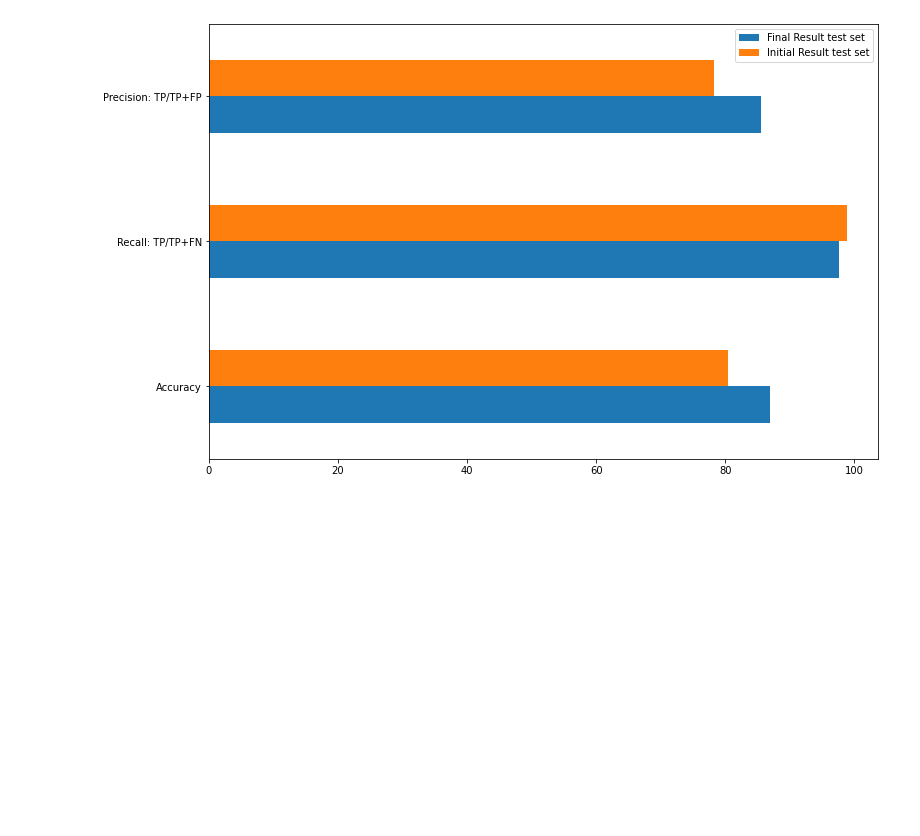
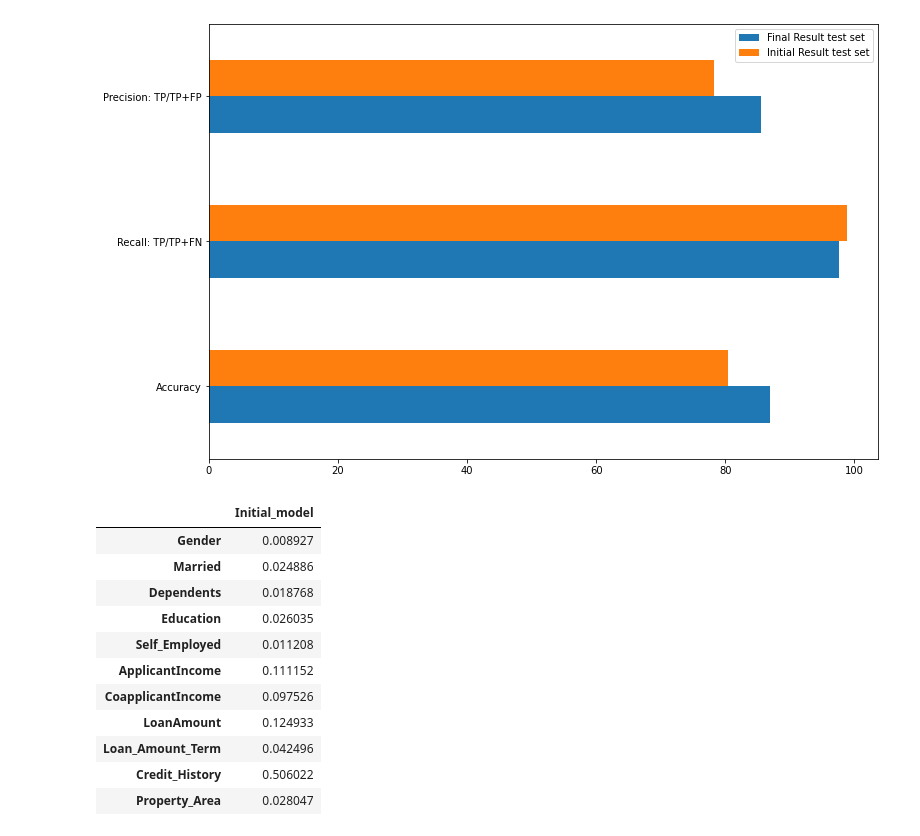
Before and after one commit to TiberiuAntoniu/Data-Science-in-industry, a Jupyter notebook: Random_Forest_improvement.ipynb, the cells around one changed output. Saved outputs shown, nothing was run; the diff lists cells and outputs as text; code cells hidden in the pictures; blank space fills up the shorter version.

```diff
--- a/Random_Forest_improvement.ipynb
+++ b/Random_Forest_improvement.ipynb
@@ -94,6 +94,7 @@ Initial training run using the ml comparison model
 x_train, x_test, y_train, y_test = train_test_split(X, Y, test_size=0.2, random_state=1)
 # %%
 initial_score = train_func(x_train, y_train, x_test, y_test)
+initial_forest_model = forest_model
 initial_score
 # %% [output]
 |  | Random Forest train | Random Forest test |
@@ -283,3 +276,19 @@ train_res.plot(kind='barh', figsize=(12, 8))
 # %% [output]
 <matplotlib.axes._subplots.AxesSubplot at 0x...>
 [figure]
+# %%
+importance = pd.DataFrame({'Initial_model' : initial_forest_model.feature_importances_}, index=x_train.columns)
+importance
+# %% [output]
+|  | Initial_model |
+| Gender | 0.008927 |
+| Married | 0.024886 |
+| Dependents | 0.018768 |
+| Education | 0.026035 |
+| Self_Employed | 0.011208 |
+| ApplicantIncome | 0.111152 |
+| CoapplicantIncome | 0.097526 |
+| LoanAmount | 0.124933 |
+| Loan_Amount_Term | 0.042496 |
+| Credit_History | 0.506022 |
+| Property_Area | 0.028047 |
```
Also changed, not shown: parts of 3 cells of this notebook.
